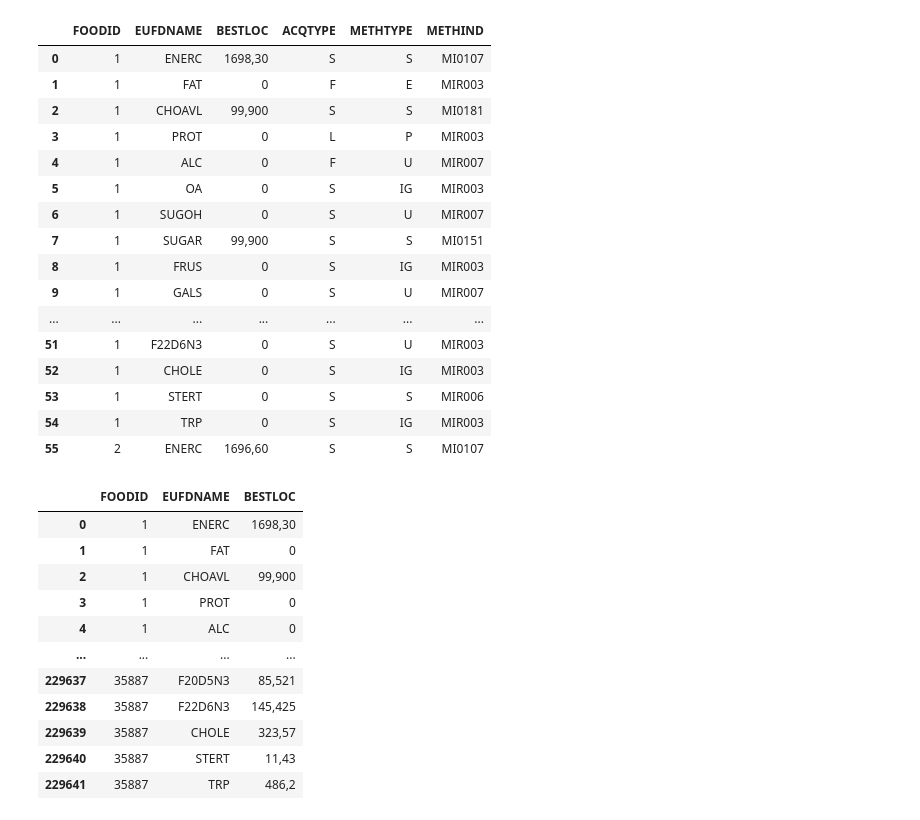
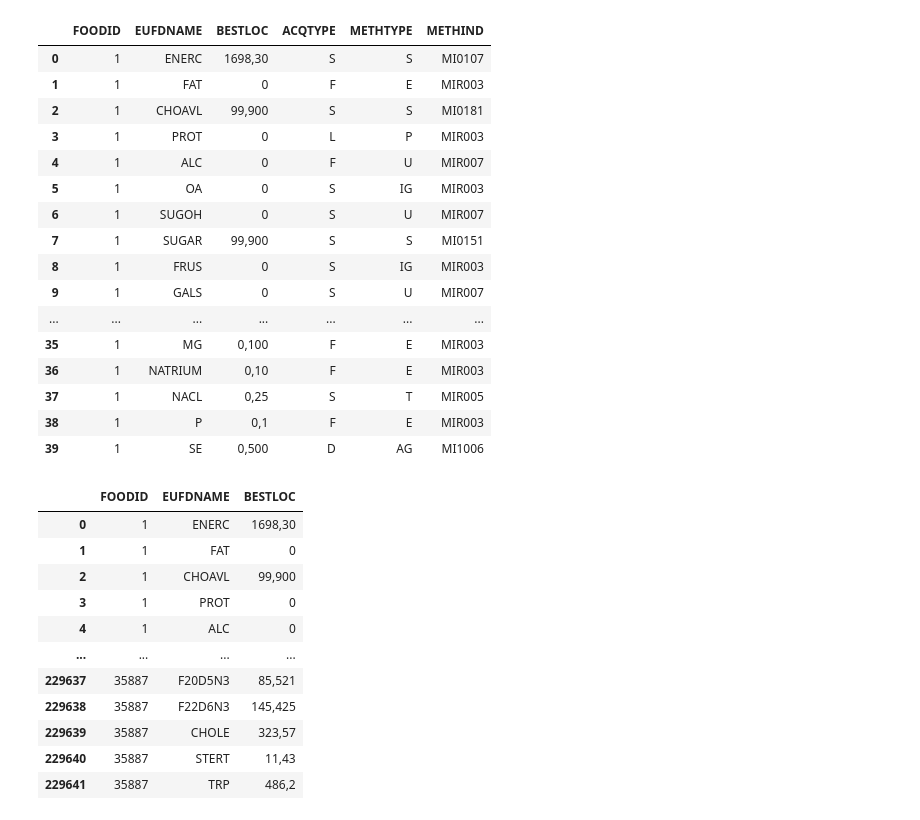
Before and after one commit to rho-group/vegetable-tracker, a Jupyter notebook: nutritions_clean.ipynb, the cells around one changed output. Saved outputs shown, nothing was run; the diff lists cells and outputs as text; code cells hidden in the pictures.

```diff
--- a/nutritions_clean.ipynb
+++ b/nutritions_clean.ipynb
@@ -3,22 +4,2 @@ import pandas as pd
 # %%
 nutritions = pd.read_csv("raw data\\component_value.csv", sep=";")
-
-nutritions.head(56)
-# %% [output]
-|  | FOODID | EUFDNAME | BESTLOC | ACQTYPE | METHTYPE | METHIND |
-| 0 | 1 | ENERC | 1698,30 | S | S | MI0107 |
-| 1 | 1 | FAT | 0 | F | E | MIR003 |
-| 2 | 1 | CHOAVL | 99,900 | S | S | MI0181 |
-| 3 | 1 | PROT | 0 | L | P | MIR003 |
-| 4 | 1 | ALC | 0 | F | U | MIR007 |
-| 5 | 1 | OA | 0 | S | IG | MIR003 |
-| 6 | 1 | SUGOH | 0 | S | U | MIR007 |
-| 7 | 1 | SUGAR | 99,900 | S | S | MI0151 |
-| 8 | 1 | FRUS | 0 | S | IG | MIR003 |
-| 9 | 1 | GALS | 0 | S | U | MIR007 |
-| ... | ... | ... | ... | ... | ... | ... |
-| 51 | 1 | F22D6N3 | 0 | S | U | MIR003 |
-| 52 | 1 | CHOLE | 0 | S | IG | MIR003 |
-| 53 | 1 | STERT | 0 | S | S | MIR006 |
-| 54 | 1 | TRP | 0 | S | IG | MIR003 |
-| 55 | 2 | ENERC | 1696,60 | S | S | MI0107 |
@@ -25,3 +8,23 @@ nutritions.head(56)
+# %%
+nutritions.head(40)
+# %% [output]
+|  | FOODID | EUFDNAME | BESTLOC | ACQTYPE | METHTYPE | METHIND |
+| 0 | 1 | ENERC | 1698,30 | S | S | MI0107 |
+| 1 | 1 | FAT | 0 | F | E | MIR003 |
+| 2 | 1 | CHOAVL | 99,900 | S | S | MI0181 |
+| 3 | 1 | PROT | 0 | L | P | MIR003 |
+| 4 | 1 | ALC | 0 | F | U | MIR007 |
+| 5 | 1 | OA | 0 | S | IG | MIR003 |
+| 6 | 1 | SUGOH | 0 | S | U | MIR007 |
+| 7 | 1 | SUGAR | 99,900 | S | S | MI0151 |
+| 8 | 1 | FRUS | 0 | S | IG | MIR003 |
+| 9 | 1 | GALS | 0 | S | U | MIR007 |
+| ... | ... | ... | ... | ... | ... | ... |
+| 35 | 1 | MG | 0,100 | F | E | MIR003 |
+| 36 | 1 | NATRIUM | 0,10 | F | E | MIR003 |
+| 37 | 1 | NACL | 0,25 | S | T | MIR005 |
+| 38 | 1 | P | 0,1 | F | E | MIR003 |
+| 39 | 1 | SE | 0,500 | D | AG | MI1006 |
 # %%
 nutritions.drop(columns=["ACQTYPE", "METHTYPE", "METHIND"], inplace=True)
 
```
Also changed, not shown: parts of 17 cells of this notebook, 1 other file.
